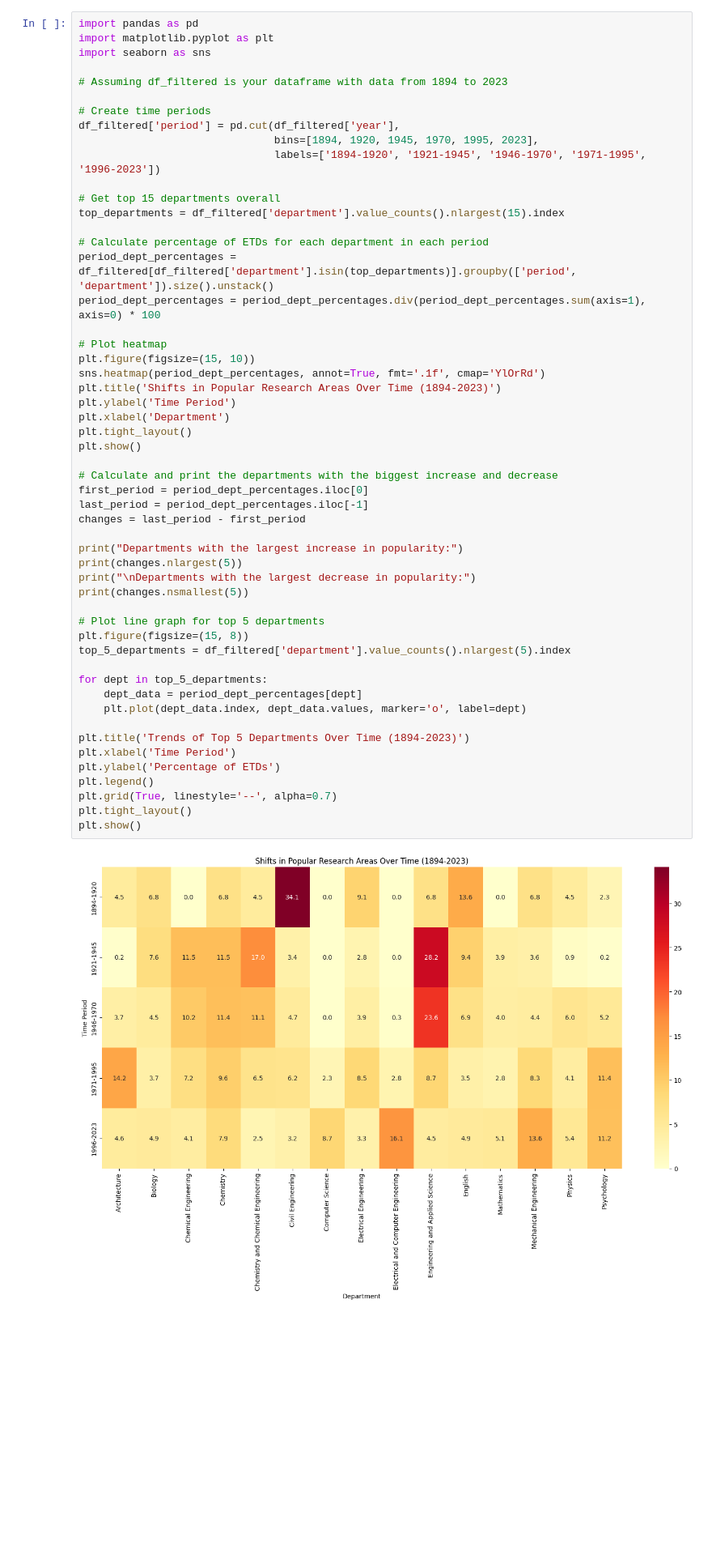
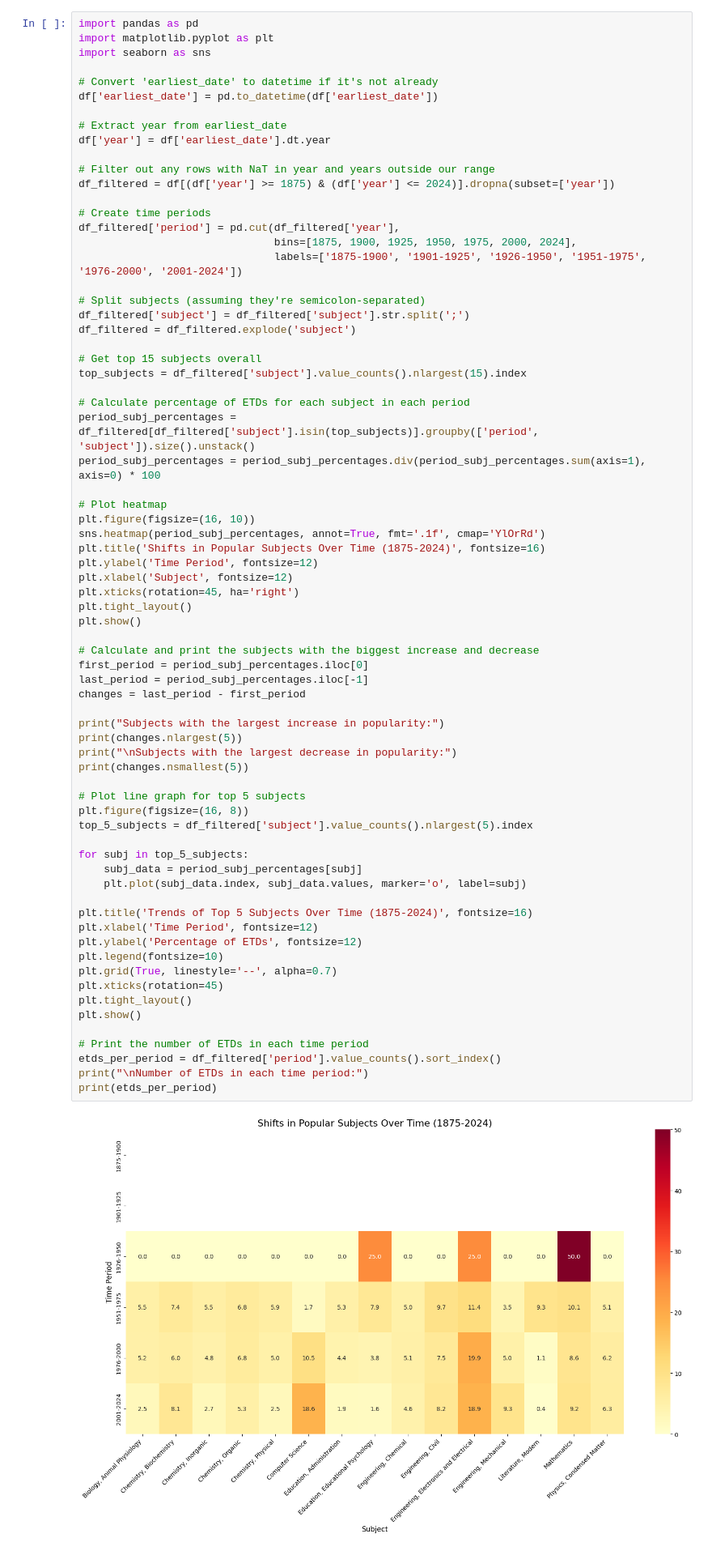
Before and after one commit to tongwu22/ETD, a Jupyter notebook: UIUC_analysis.ipynb, the cells around one changed output. Shown at 81% size. Cells and saved outputs as stored; diff of their text form; blank space fills up the shorter version.

```diff
--- a/UIUC_analysis.ipynb
+++ b/UIUC_analysis.ipynb
@@ -1061,55 +282,73 @@ Most common words in titles:
 # %%
 import pandas as pd
 import matplotlib.pyplot as plt
 import seaborn as sns
 
-# Assuming df_filtered is your dataframe with data from 1894 to 2023
+# Convert 'earliest_date' to datetime if it's not already
+df['earliest_date'] = pd.to_datetime(df['earliest_date'])
+
+# Extract year from earliest_date
+df['year'] = df['earliest_date'].dt.year
+
+# Filter out any rows with NaT in year and years outside our range
+df_filtered = df[(df['year'] >= 1875) & (df['year'] <= 2024)].dropna(subset=['year'])
 
 # Create time periods
 df_filtered['period'] = pd.cut(df_filtered['year'],
-                               bins=[1894, 1920, 1945, 1970, 1995, 2023],
-                               labels=['1894-1920', '1921-1945', '1946-1970', '1971-1995', '1996-2023'])
+                               bins=[1875, 1900, 1925, 1950, 1975, 2000, 2024],
+                               labels=['1875-1900', '1901-1925', '1926-1950', '1951-1975', '1976-2000', '2001-2024'])
 
-# Get top 15 departments overall
-top_departments = df_filtered['department'].value_counts().nlargest(15).index
+# Split subjects (assuming they're semicolon-separated)
+df_filtered['subject'] = df_filtered['subject'].str.split(';')
+df_filtered = df_filtered.explode('subject')
 
-# Calculate percentage of ETDs for each department in each period
-period_dept_percentages = df_filtered[df_filtered['department'].isin(top_departments)].groupby(['period', 'department']).size().unstack()
-period_dept_percentages = period_dept_percentages.div(period_dept_percentages.sum(axis=1), axis=0) * 100
+# Get top 15 subjects overall
+top_subjects = df_filtered['subject'].value_counts().nlargest(15).index
+
+# Calculate percentage of ETDs for each subject in each period
+period_subj_percentages = df_filtered[df_filtered['subject'].isin(top_subjects)].groupby(['period', 'subject']).size().unstack()
+period_subj_percentages = period_subj_percentages.div(period_subj_percentages.sum(axis=1), axis=0) * 100
 
 # Plot heatmap
-plt.figure(figsize=(15, 10))
-sns.heatmap(period_dept_percentages, annot=True, fmt='.1f', cmap='YlOrRd')
-plt.title('Shifts in Popular Research Areas Over Time (1894-2023)')
-plt.ylabel('Time Period')
-plt.xlabel('Department')
+plt.figure(figsize=(16, 10))
+sns.heatmap(period_subj_percentages, annot=True, fmt='.1f', cmap='YlOrRd')
+plt.title('Shifts in Popular Subjects Over Time (1875-2024)', fontsize=16)
+plt.ylabel('Time Period', fontsize=12)
+plt.xlabel('Subject', fontsize=12)
+plt.xticks(rotation=45, ha='right')
 plt.tight_layout()
 plt.show()
 
-# Calculate and print the departments with the biggest increase and decrease
-first_period = period_dept_percentages.iloc[0]
-last_period = period_dept_percentages.iloc[-1]
+# Calculate and print the subjects with the biggest increase and decrease
+first_period = period_subj_percentages.iloc[0]
+last_period = period_subj_percentages.iloc[-1]
 changes = last_period - first_period
 
-print("Departments with the largest increase in popularity:")
+print("Subjects with the largest increase in popularity:")
 print(changes.nlargest(5))
-print("\nDepartments with the largest decrease in popularity:")
+print("\nSubjects with the largest decrease in popularity:")
 print(changes.nsmallest(5))
 
-# Plot line graph for top 5 departments
-plt.figure(figsize=(15, 8))
-top_5_departments = df_filtered['department'].value_counts().nlargest(5).index
+# Plot line graph for top 5 subjects
+plt.figure(figsize=(16, 8))
+top_5_subjects = df_filtered['subject'].value_counts().nlargest(5).index
 
-for dept in top_5_departments:
-    dept_data = period_dept_percentages[dept]
-    plt.plot(dept_data.index, dept_data.values, marker='o', label=dept)
+for subj in top_5_subjects:
+    subj_data = period_subj_percentages[subj]
+    plt.plot(subj_data.index, subj_data.values, marker='o', label=subj)
 
-plt.title('Trends of Top 5 Departments Over Time (1894-2023)')
-plt.xlabel('Time Period')
-plt.ylabel('Percentage of ETDs')
-plt.legend()
+plt.title('Trends of Top 5 Subjects Over Time (1875-2024)', fontsize=16)
+plt.xlabel('Time Period', fontsize=12)
+plt.ylabel('Percentage of ETDs', fontsize=12)
+plt.legend(fontsize=10)
 plt.grid(True, linestyle='--', alpha=0.7)
+plt.xticks(rotation=45)
 plt.tight_layout()
 plt.show()
+
+# Print the number of ETDs in each time period
+etds_per_period = df_filtered['period'].value_counts().sort_index()
+print("\nNumber of ETDs in each time period:")
+print(etds_per_period)
 # %% [output]
-[figure, old version]
+[figure, new version]
```
Also changed, not shown: parts of 24 cells of this notebook.
